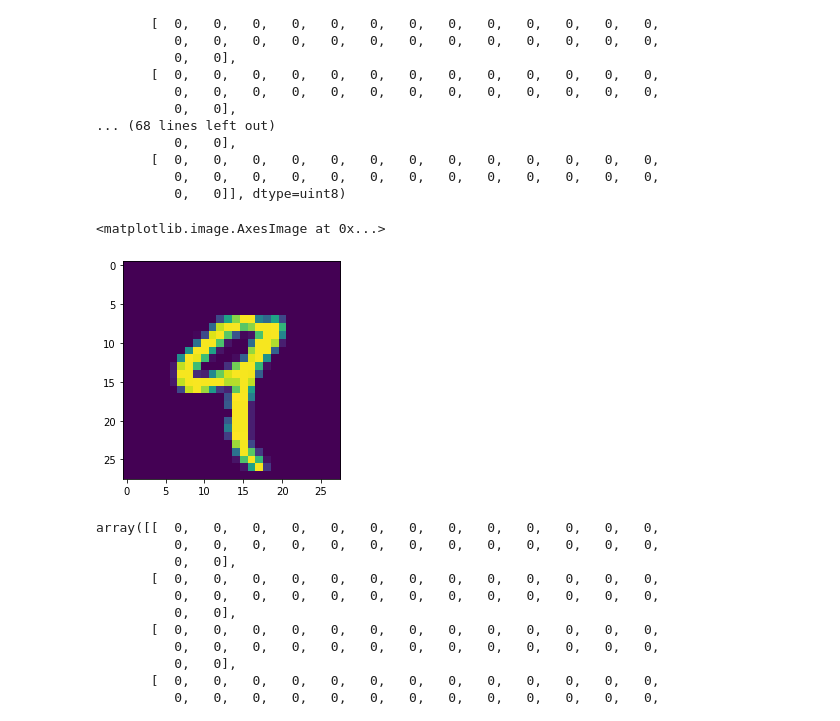
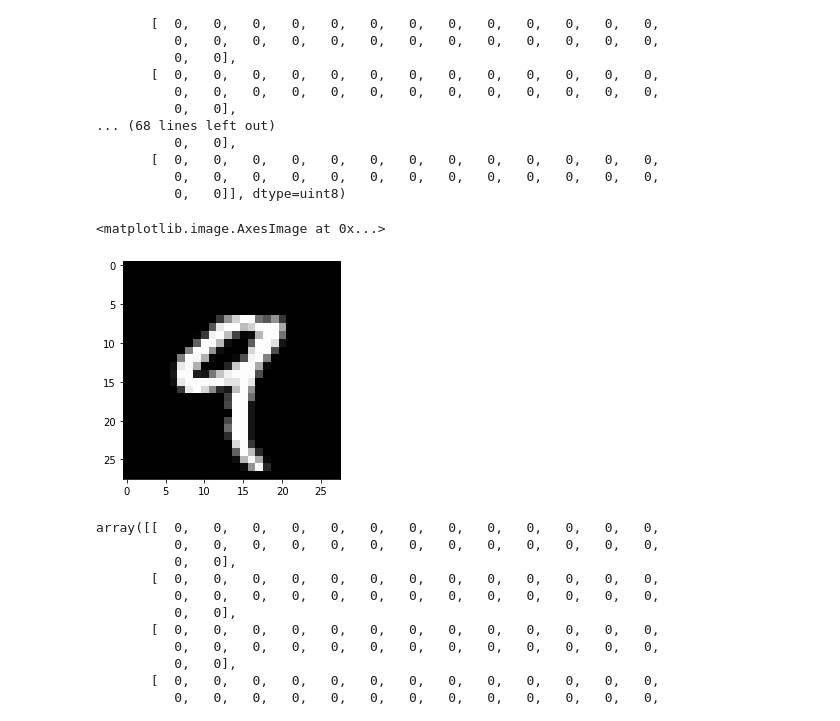
Before and after one commit to NhatTanVu/AI-ML, a Jupyter notebook: Computer Vision/[Project] - Image Classification/Project 7/Project_7_Image_Classification_Vu_Nhat_Tan.ipynb, the cells around one changed output. Saved outputs shown, nothing was run; the diff lists cells and outputs as text; code cells hidden in the pictures.

```diff
--- a/Computer Vision/[Project] - Image Classification/Project 7/Project_7_Image_Classification_Vu_Nhat_Tan.ipynb
+++ b/Computer Vision/[Project] - Image Classification/Project 7/Project_7_Image_Classification_Vu_Nhat_Tan.ipynb
@@ -64,10 +64,10 @@ array([[  0,   0,   0,   0,   0,   0,   0,   0,   0,   0,   0,   0,   0,
           0,   0,   0,   0,   0,   0,   0,   0,   0,   0,   0,   0,   0,
           0,   0]], dtype=uint8)
 # %%
-plt.imshow(x_train[first_index])
+plt.imshow(x_train[first_index], cmap='gray')
 # %% [output]
 <matplotlib.image.AxesImage at 0x...>
-[figure, old version]
+[figure, new version]
 # %%
 first_index = np.where(y_test==num)[0][0]
 x_test[first_index]
```
Also changed, not shown: parts of 5 cells of this notebook, 2 other files.
